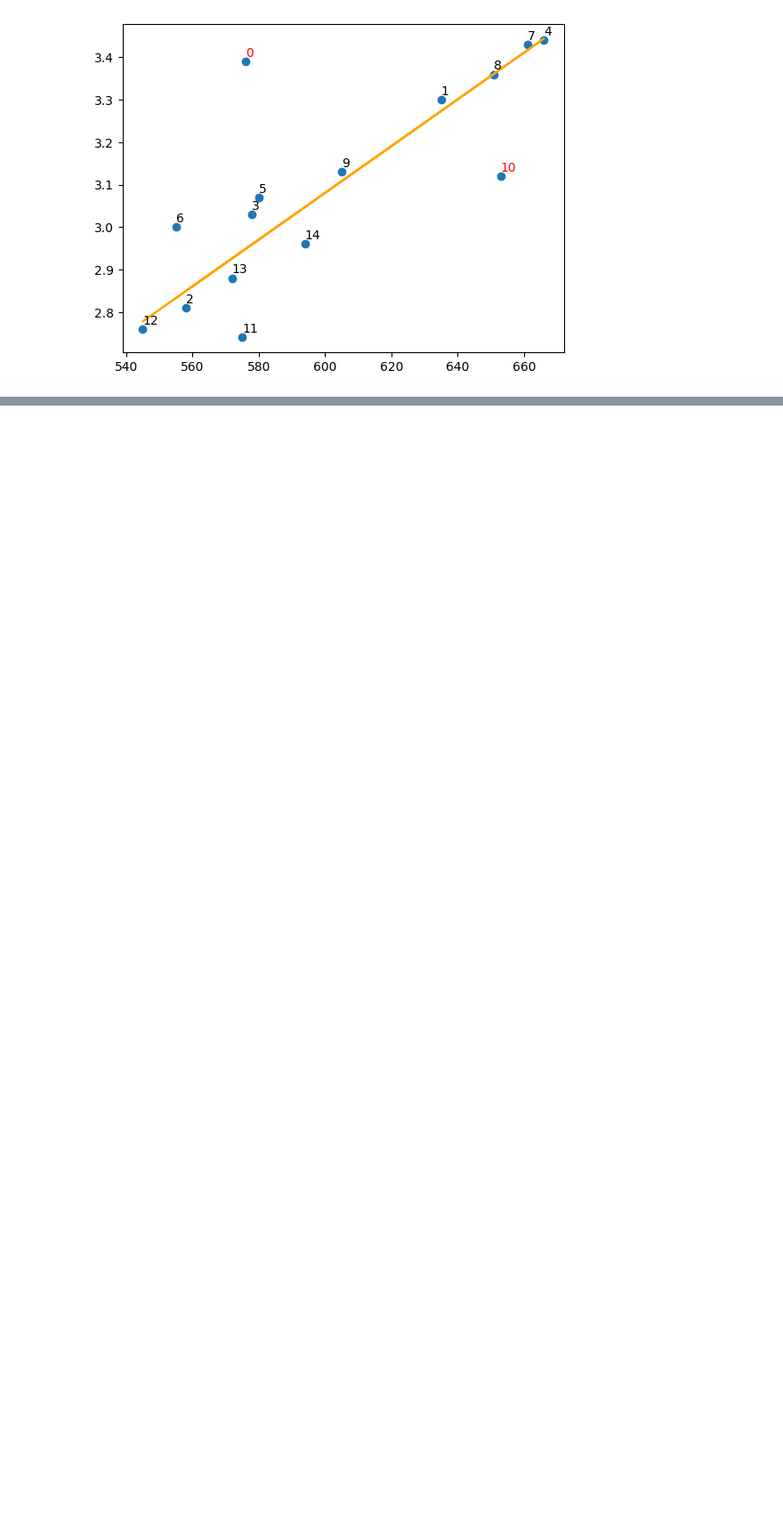
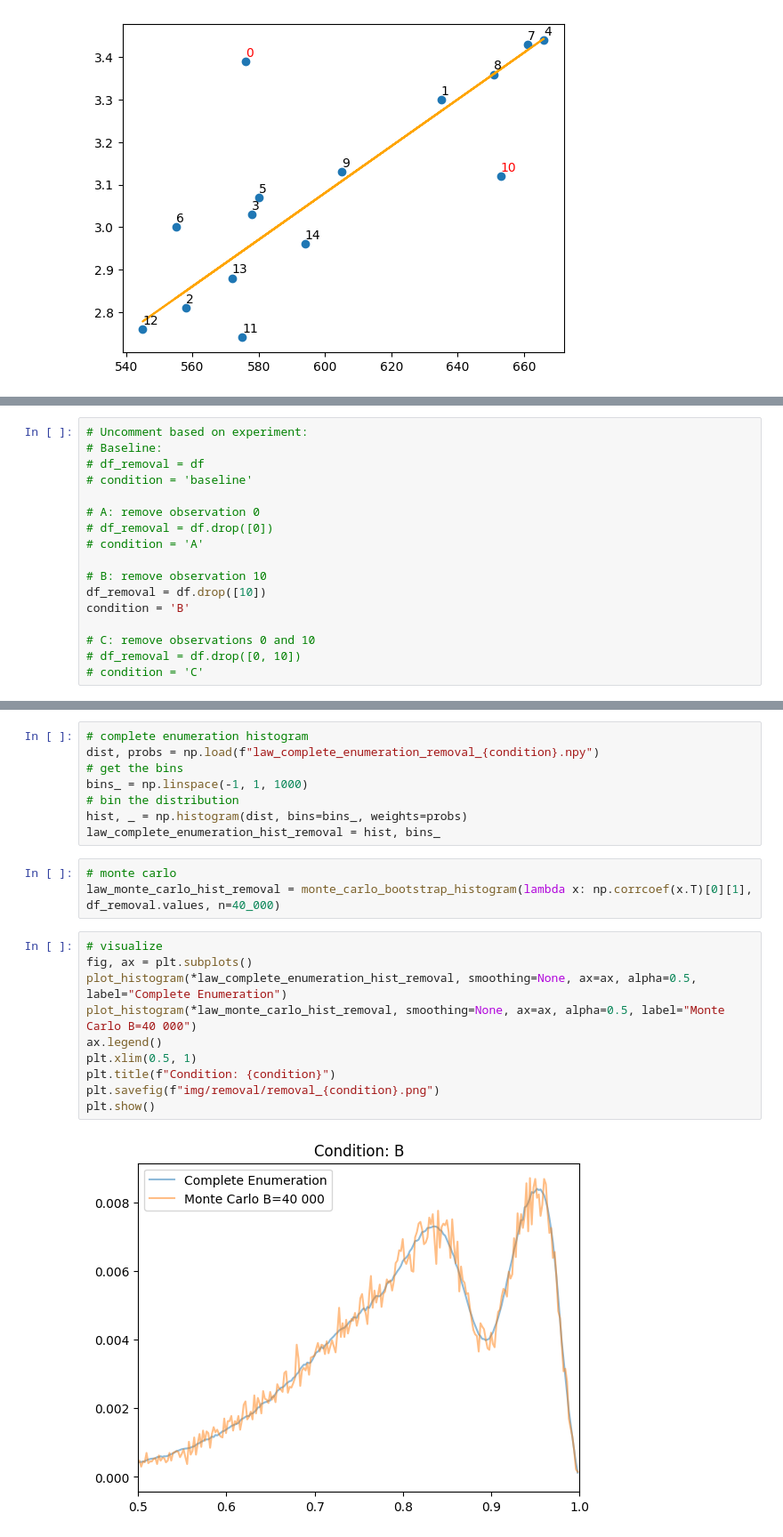
Before and after one commit to Zianor/computational-statistics-2, a Jupyter notebook: removals.ipynb, the cells around one changed output, grey strips where cells are left out. Shown at 89% size. Cells and saved outputs as stored; diff of their text form; blank space fills up the shorter version.

Commit message:
Removals notebook

```diff
--- a/removals.ipynb
+++ b/removals.ipynb
@@ -159,0 +73,17 @@ _Explain why you obtain difference results for Monte Carlo and complete enumerat
+# %%
+# Uncomment based on experiment:
+# Baseline:
+# df_removal = df
+# condition = 'baseline'
+
+# A: remove observation 0
+# df_removal = df.drop([0])
+# condition = 'A'
+
+# B: remove observation 10
+df_removal = df.drop([10])
+condition = 'B'
+
+# C: remove observations 0 and 10
+# df_removal = df.drop([0, 10])
+# condition = 'C'
@@ -159,0 +96,23 @@ _Explain why you obtain difference results for Monte Carlo and complete enumerat
+# %%
+# complete enumeration histogram
+dist, probs = np.load(f"law_complete_enumeration_removal_{condition}.npy")
+# get the bins
+bins_ = np.linspace(-1, 1, 1000)
+# bin the distribution
+hist, _ = np.histogram(dist, bins=bins_, weights=probs)
+law_complete_enumeration_hist_removal = hist, bins_
+# %%
+# monte carlo
+law_monte_carlo_hist_removal = monte_carlo_bootstrap_histogram(lambda x: np.corrcoef(x.T)[0][1], df_removal.values, n=40_000)
+# %%
+# visualize
+fig, ax = plt.subplots()
+plot_histogram(*law_complete_enumeration_hist_removal, smoothing=None, ax=ax, alpha=0.5, label="Complete Enumeration")
+plot_histogram(*law_monte_carlo_hist_removal, smoothing=None, ax=ax, alpha=0.5, label="Monte Carlo B=40 000")
+ax.legend()
+plt.xlim(0.5, 1)
+plt.title(f"Condition: {condition}")
+plt.savefig(f"img/removal/removal_{condition}.png")
+plt.show()
+# %% [output]
+[figure, added]
```
Also changed, not shown: parts of 21 cells of this notebook.
